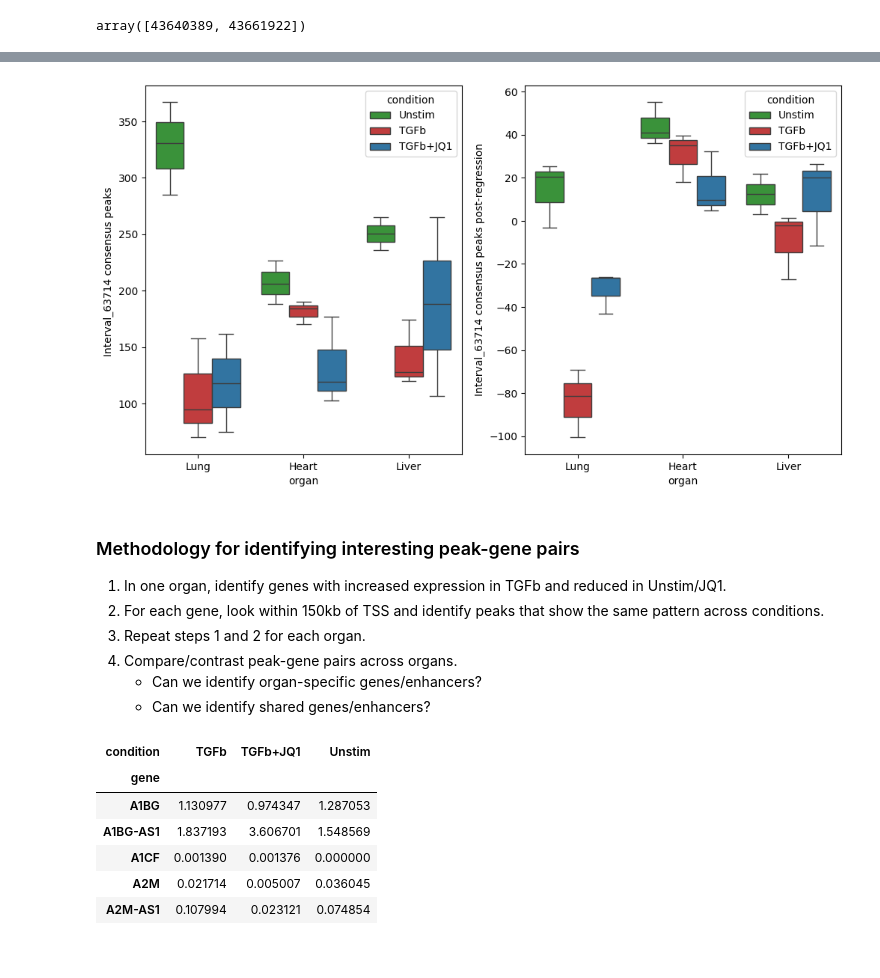
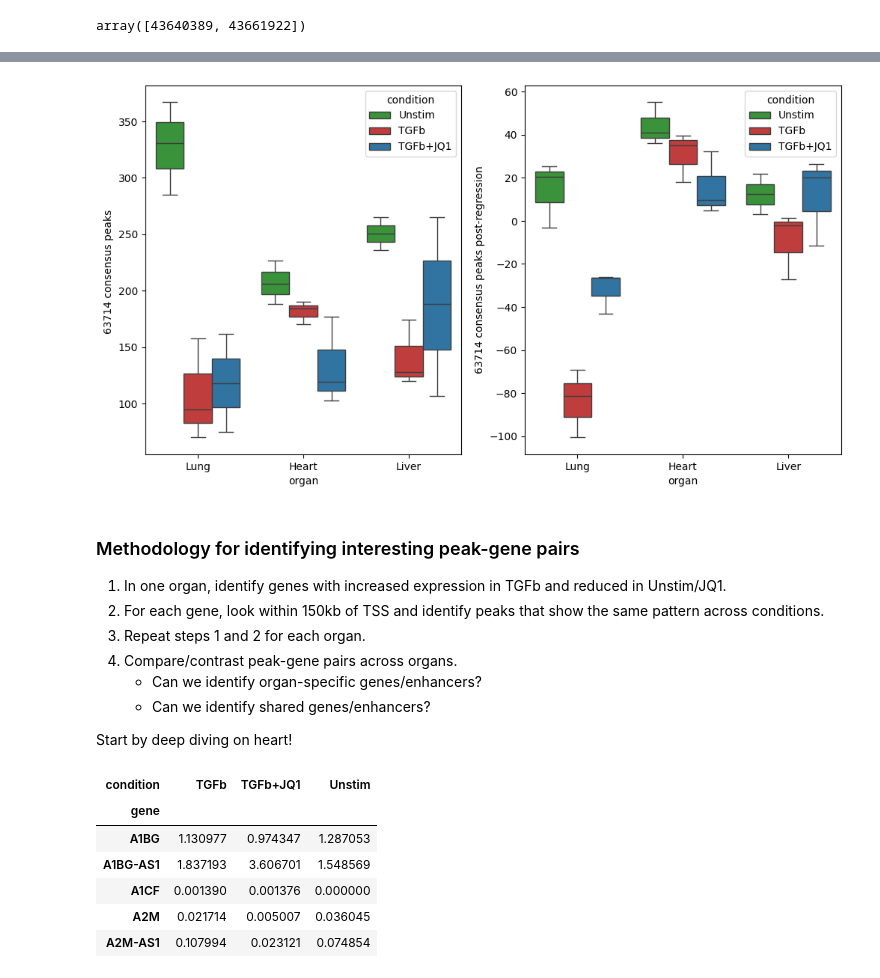
Before and after one commit to pawelab/OrganConditionalFibrosis, a Jupyter notebook: find_genes_peaks.ipynb, the cells around one changed output, grey strips where cells are left out. Drawn from its saved outputs; the diff is of its cells as text; code cells hidden in the pictures.

```diff
--- a/find_genes_peaks.ipynb
+++ b/find_genes_peaks.ipynb
@@ -11,6 +12,8 @@ import anndata as ad
 # load data
 rna_adata = ad.read_h5ad('./data/rna.h5ad')
 atac_adata = ad.read_h5ad('./data/atac.h5ad')
+atac_adata.var.index = atac_adata.var.index.map(lambda peak: peak[9:])
+atac_adata.var.index.name = 'Peak'
 gene_locations = pd.read_table('./data/gene_locations_hg38.tsv', index_col = 'Gene ID', usecols = ['Gene ID', 'Begin', 'End', 'Chromosome', 'Symbol', 'Gene Type', 'Accession'])
 gene_locations.drop(index = [idx for idx, accession in gene_locations['Accession'].items() if not accession.startswith('NC')], inplace = True)
 # %% [markdown]
@@ -140,11 +147,11 @@ plt.show()
 # %%
 # Meox1 peaks
 fig, [ax1, ax2] = plt.subplots(1, 2, figsize=(12, 6.4))
-plot_peak(atac_adata, peak = 'Interval_63714', ax=ax1)
-plot_peak(atac_adata, peak = 'Interval_63714', ax=ax2, layer = 'post-regression')
+plot_peak(atac_adata, peak = '63714', ax=ax1)
+plot_peak(atac_adata, peak = '63714', ax=ax2, layer = 'post-regression')
 plt.show()
 # %% [output]
-[figure, old version]
+[figure, new version]
 # %% [markdown]
 ### Methodology for identifying interesting peak-gene pairs
 1. In one organ, identify genes with increased expression in TGFb and reduced in Unstim/JQ1.
@@ -153,6 +160,8 @@ plt.show()
 4. Compare/contrast peak-gene pairs across organs.
     - Can we identify organ-specific genes/enhancers?
     - Can we identify shared genes/enhancers?
+
+Start by deep diving on heart!
 # %%
 def calc_condition_gene_averages(adata: ad.AnnData, organ: str, layer: str = None) -> pd.DataFrame:
   organ_adata = adata[adata.obs['organ'] == organ, :]
```
Also changed, not shown: parts of 45 cells of this notebook.
